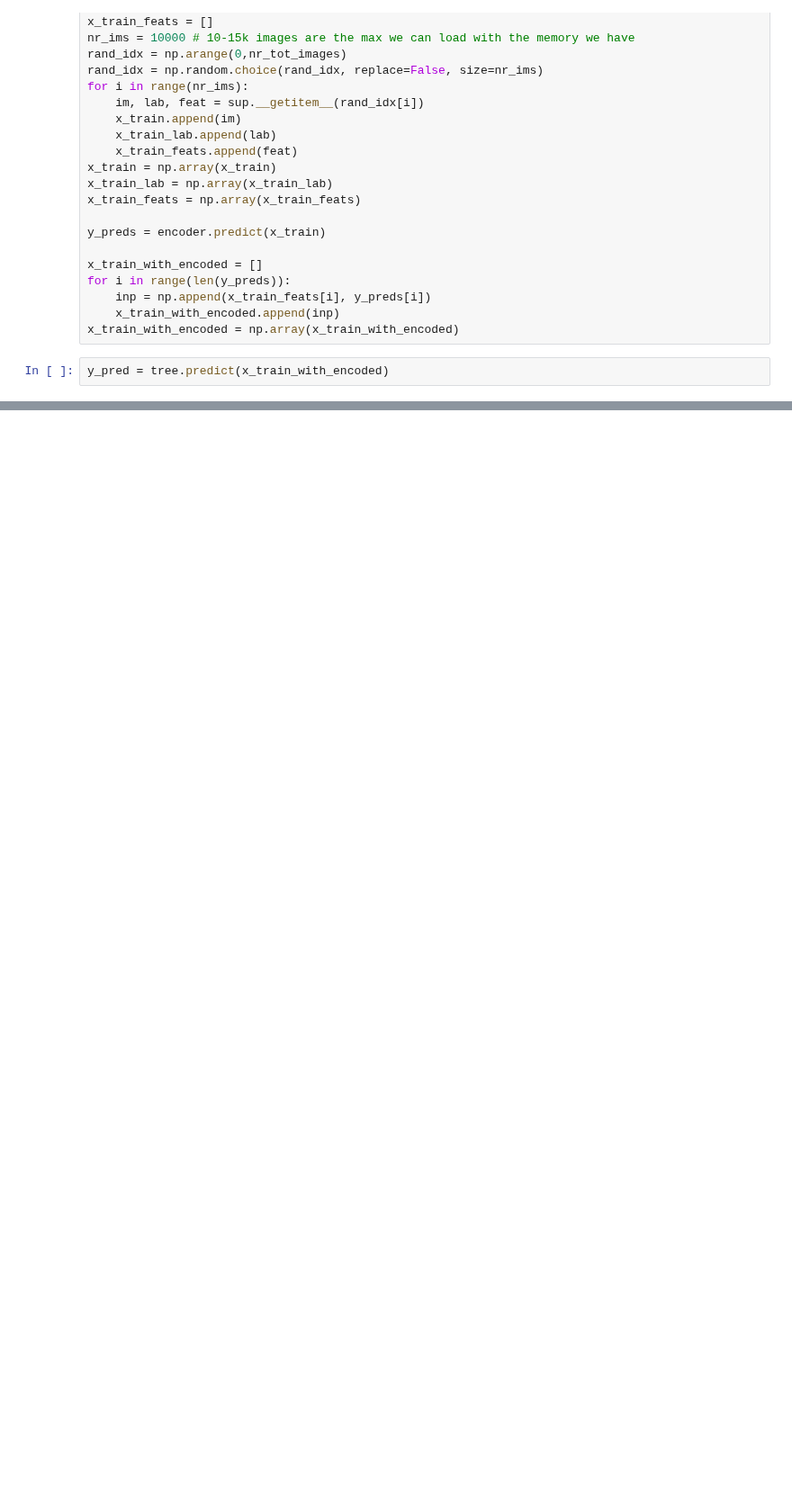
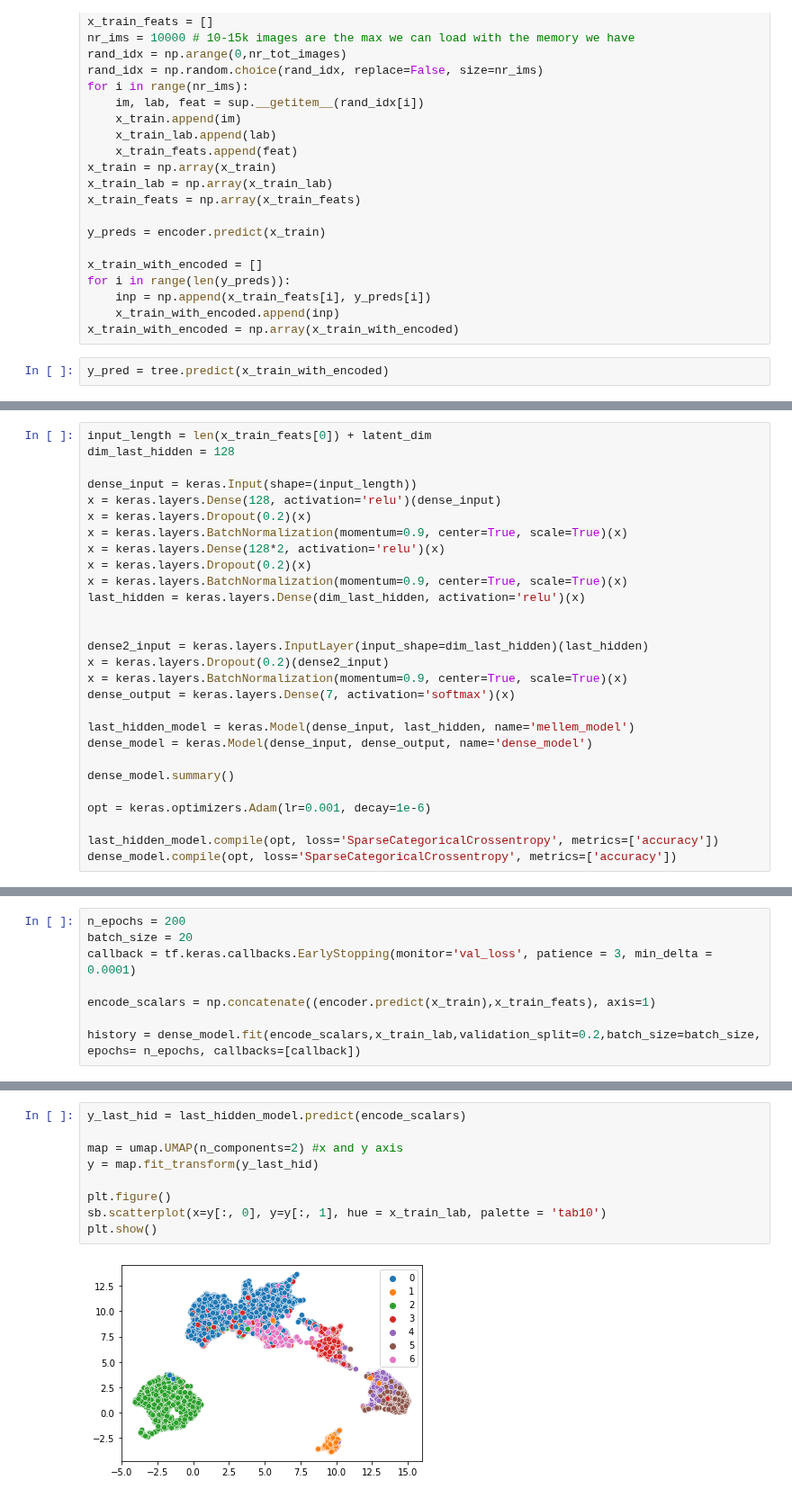
Before and after one commit to MadsNL/AMLMain, a Jupyter notebook: AML_IceCores.ipynb, the cells around one changed output, grey strips where cells are left out. Shown at 90% size. Saved outputs shown, nothing was run; the diff lists cells and outputs as text; blank space fills up the shorter version.

```diff
--- a/AML_IceCores.ipynb
+++ b/AML_IceCores.ipynb
@@ -336,0 +339,28 @@ sum(y_pred==x_train_lab)/len(y_pred)
+# %%
+input_length = len(x_train_feats[0]) + latent_dim
+dim_last_hidden = 128
+
+dense_input = keras.Input(shape=(input_length))
+x = keras.layers.Dense(128, activation='relu')(dense_input)
+x = keras.layers.Dropout(0.2)(x)
+x = keras.layers.BatchNormalization(momentum=0.9, center=True, scale=True)(x)
+x = keras.layers.Dense(128*2, activation='relu')(x)
+x = keras.layers.Dropout(0.2)(x)
+x = keras.layers.BatchNormalization(momentum=0.9, center=True, scale=True)(x)
+last_hidden = keras.layers.Dense(dim_last_hidden, activation='relu')(x)
+
+
+dense2_input = keras.layers.InputLayer(input_shape=dim_last_hidden)(last_hidden)
+x = keras.layers.Dropout(0.2)(dense2_input)
+x = keras.layers.BatchNormalization(momentum=0.9, center=True, scale=True)(x)
+dense_output = keras.layers.Dense(7, activation='softmax')(x)
+
+last_hidden_model = keras.Model(dense_input, last_hidden, name='mellem_model')
+dense_model = keras.Model(dense_input, dense_output, name='dense_model')
+
+dense_model.summary()
+
+opt = keras.optimizers.Adam(lr=0.001, decay=1e-6)
+
+last_hidden_model.compile(opt, loss='SparseCategoricalCrossentropy', metrics=['accuracy'])
+dense_model.compile(opt, loss='SparseCategoricalCrossentropy', metrics=['accuracy'])
@@ -336,0 +385,8 @@ sum(y_pred==x_train_lab)/len(y_pred)
+# %%
+n_epochs = 200
+batch_size = 20
+callback = tf.keras.callbacks.EarlyStopping(monitor='val_loss', patience = 3, min_delta = 0.0001)
+
+encode_scalars = np.concatenate((encoder.predict(x_train),x_train_feats), axis=1)
+
+history = dense_model.fit(encode_scalars,x_train_lab,validation_split=0.2,batch_size=batch_size, epochs= n_epochs, callbacks=[callback])
@@ -336,0 +411,11 @@ sum(y_pred==x_train_lab)/len(y_pred)
+# %%
+y_last_hid = last_hidden_model.predict(encode_scalars)
+
+map = umap.UMAP(n_components=2) #x and y axis
+y = map.fit_transform(y_last_hid)
+
+plt.figure()
+sb.scatterplot(x=y[:, 0], y=y[:, 1], hue = x_train_lab, palette = 'tab10')
+plt.show()
+# %% [output]
+[figure, added]
```
Also changed, not shown: parts of 12 cells of this notebook.
